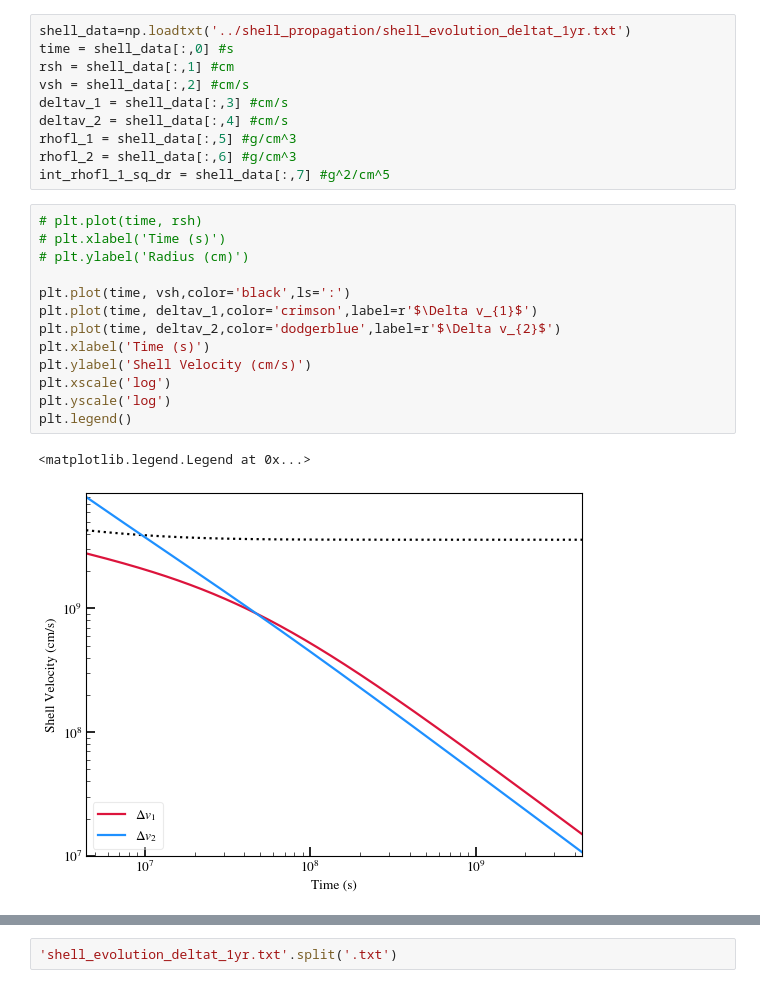
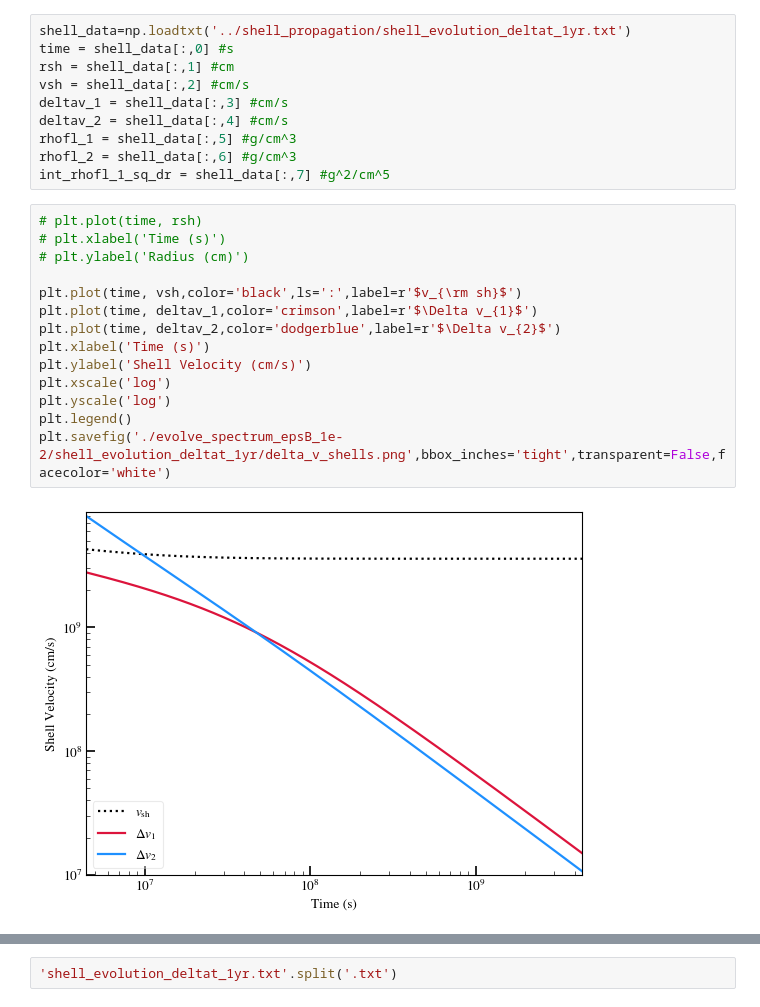
Before and after one commit to samanthacwu/Radio_Forward_Modeling, a Jupyter notebook: spectrum_evolution/check_spectrum_evol.ipynb, the cells around one changed output, grey strips where cells are left out. Drawn from its saved outputs; the diff is of its cells as text.

```diff
--- a/spectrum_evolution/check_spectrum_evol.ipynb
+++ b/spectrum_evolution/check_spectrum_evol.ipynb
@@ -27,19 +27,19 @@ int_rhofl_1_sq_dr = shell_data[:,7] #g^2/cm^5
 # %%
 # plt.plot(time, rsh)
 # plt.xlabel('Time (s)')
 # plt.ylabel('Radius (cm)')
 
-plt.plot(time, vsh,color='black',ls=':')
+plt.plot(time, vsh,color='black',ls=':',label=r'$v_{\rm sh}$')
 plt.plot(time, deltav_1,color='crimson',label=r'$\Delta v_{1}$')
 plt.plot(time, deltav_2,color='dodgerblue',label=r'$\Delta v_{2}$')
 plt.xlabel('Time (s)')
 plt.ylabel('Shell Velocity (cm/s)')
 plt.xscale('log')
 plt.yscale('log')
 plt.legend()
+plt.savefig('./evolve_spectrum_epsB_1e-2/shell_evolution_deltat_1yr/delta_v_shells.png',bbox_inches='tight',transparent=False,facecolor='white')
 # %% [output]
-<matplotlib.legend.Legend at 0x...>
-[figure, old version]
+[figure, new version]
 # %%
 plt.plot(time, vsh,color='black',ls=':',label=r'$v_{\rm sh}$')
 plt.plot(time, vsh-deltav_1,color='crimson',label=r'$v_{1}$')
```
Also changed, not shown: parts of 18 cells of this notebook, 1 other file.
